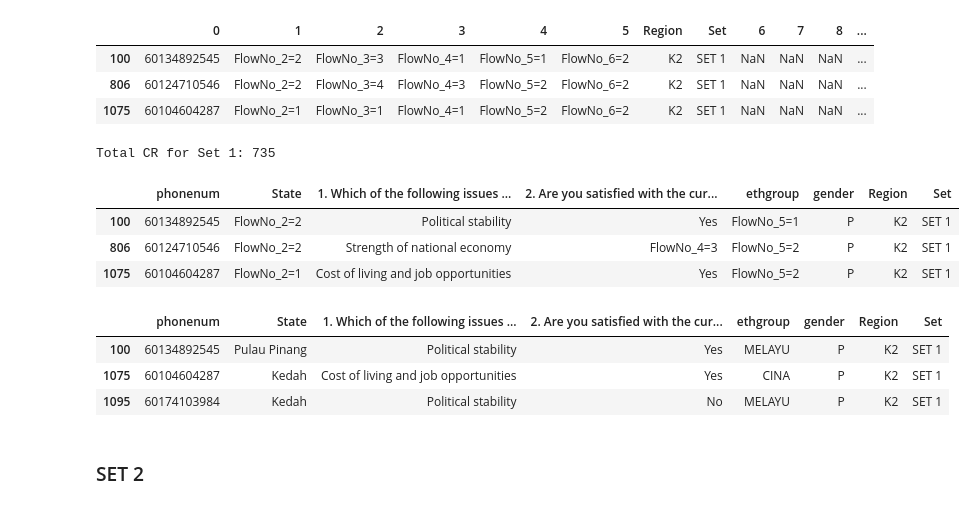
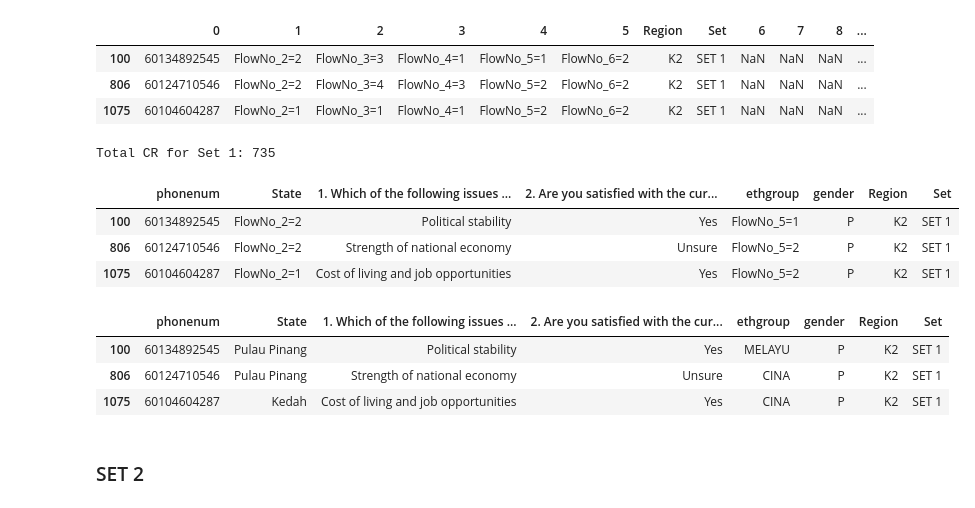
Before and after one commit to wanadzhar913/CADS-2022-Bootcamp-JDS-Cohort-2-Capstone-Project, a Jupyter notebook: data_cleaning_notebooks/Data_Cleaning_May_PKR_Survey_2023.ipynb, the cells around one changed output. Cells and saved outputs as stored; diff of their text form; code cells hidden in the pictures.

```diff
--- a/data_cleaning_notebooks/Data_Cleaning_May_PKR_Survey_2023.ipynb
+++ b/data_cleaning_notebooks/Data_Cleaning_May_PKR_Survey_2023.ipynb
@@ -253,40 +253,41 @@ q1_mapping = {'FlowNo_3=1': 'Cost of living and job opportunities',
 
 # 2. Are you satisfied with the current economic situation?
 q2_mapping = {'FlowNo_4=1': 'Yes',
-              'FlowNo_4=2': 'No'}
+              'FlowNo_4=2': 'No',
+              'FlowNo_4=3': 'Unsure'}
 
 gender = {'FlowNo_6=1': 'L ',
           'FlowNo_6=2': 'P '}
 
 # Total CR
 print(f"Total CR for Set 1: {set1.shape[0]}")
 
 # Select relevant columns only
 set1 = set1.loc[:, :'Set']
 
 # Rename columns
 set1.columns = ['phonenum',
                 'State',
                 '1. Which of the following issues is most important to you?',
                 '2. Are you satisfied with the current economic situation?',
                 'ethgroup',
                 'gender',
                 'Region',
                 'Set']
 
 # Map response value
 set1['1. Which of the following issues is most important to you?'].replace(q1_mapping, inplace=True)
 
 set1['2. Are you satisfied with the current economic situation?'].replace(q2_mapping, inplace=True)
 
 set1['gender'].replace(gender, inplace=True)
 
 set1.head(3)
 # %% [output]
 Total CR for Set 1: 735
 |  | phonenum | State | 1. Which of the following issues ... | 2. Are you satisfied with the cur... | ethgroup | gender | Region | Set |
 | 100 | 60134892545 | FlowNo_2=2 | Political stability | Yes | FlowNo_5=1 | P | K2 | SET 1 |
-| 806 | 60124710546 | FlowNo_2=2 | Strength of national economy | FlowNo_4=3 | FlowNo_5=2 | P | K2 | SET 1 |
+| 806 | 60124710546 | FlowNo_2=2 | Strength of national economy | Unsure | FlowNo_5=2 | P | K2 | SET 1 |
 | 1075 | 60104604287 | FlowNo_2=1 | Cost of living and job opportunities | Yes | FlowNo_5=2 | P | K2 | SET 1 |
 # %%
 # Assign State values according to Region
@@ -321,8 +322,8 @@ set1.head(3)
 # %% [output]
 |  | phonenum | State | 1. Which of the following issues ... | 2. Are you satisfied with the cur... | ethgroup | gender | Region | Set |
 | 100 | 60134892545 | Pulau Pinang | Political stability | Yes | MELAYU | P | K2 | SET 1 |
+| 806 | 60124710546 | Pulau Pinang | Strength of national economy | Unsure | CINA | P | K2 | SET 1 |
 | 1075 | 60104604287 | Kedah | Cost of living and job opportunities | Yes | CINA | P | K2 | SET 1 |
-| 1095 | 60174103984 | Kedah | Political stability | No | MELAYU | P | K2 | SET 1 |
 # %%
 # final check
 # for x in set1.columns:
```
Also changed, not shown: parts of 54 cells of this notebook.
